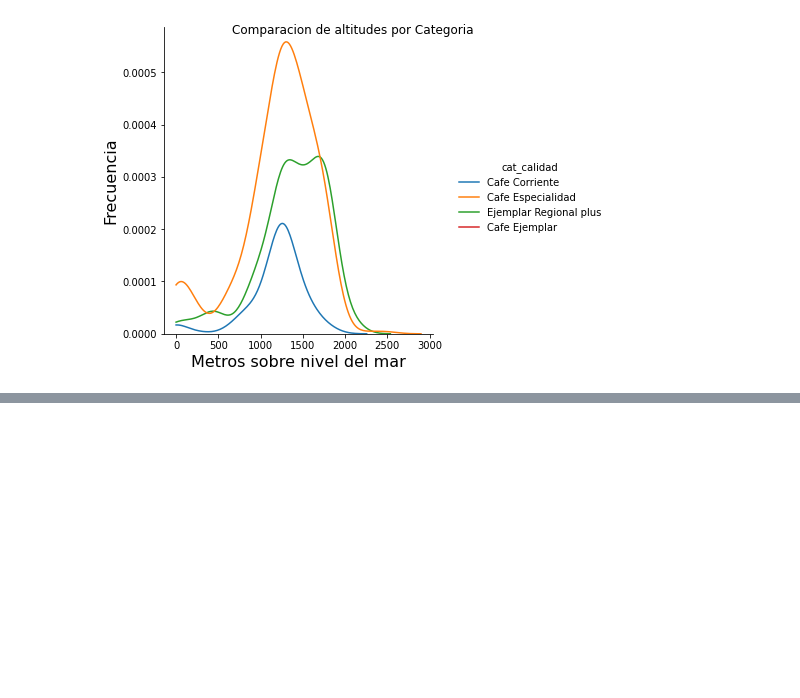
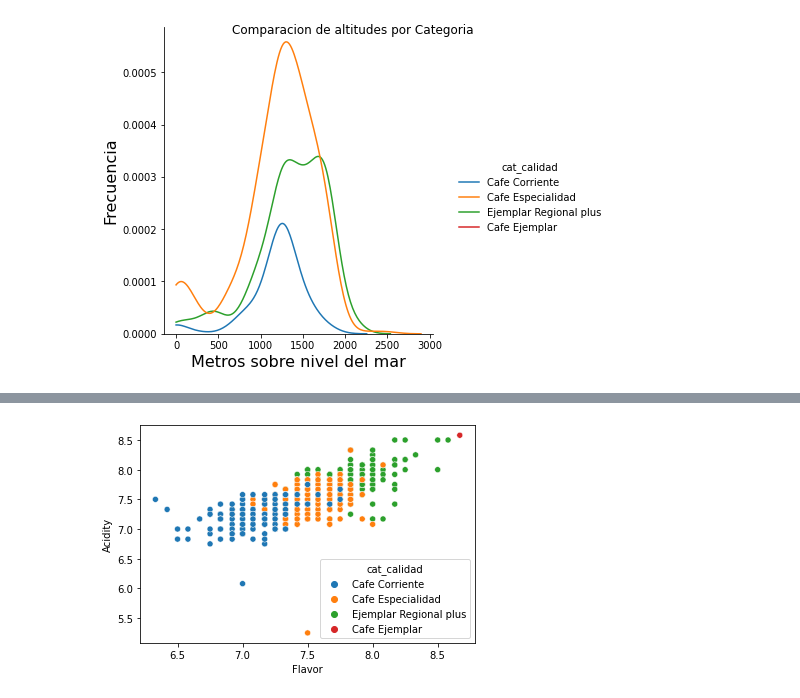
Before and after one commit to jagg2994/Cafe-dataset, a Jupyter notebook: notebook.ipynb, the cells around one changed output, grey strips where cells are left out. Cells and saved outputs as stored; diff of their text form; code cells hidden in the pictures; blank space fills up the shorter version.

```diff
--- a/notebook.ipynb
+++ b/notebook.ipynb
@@ -306,0 +337,7 @@ Text(0.5, 0.98, 'Comparacion de altitudes por Categoria')
+# %%
+fig = sns.scatterplot(data=df,
+                     x = 'Flavor',
+                     y = 'Acidity',
+                     hue='cat_calidad' )
+# %% [output]
+[figure, added]
```
Also changed, not shown: parts of 7 cells of this notebook, 1 other file.
